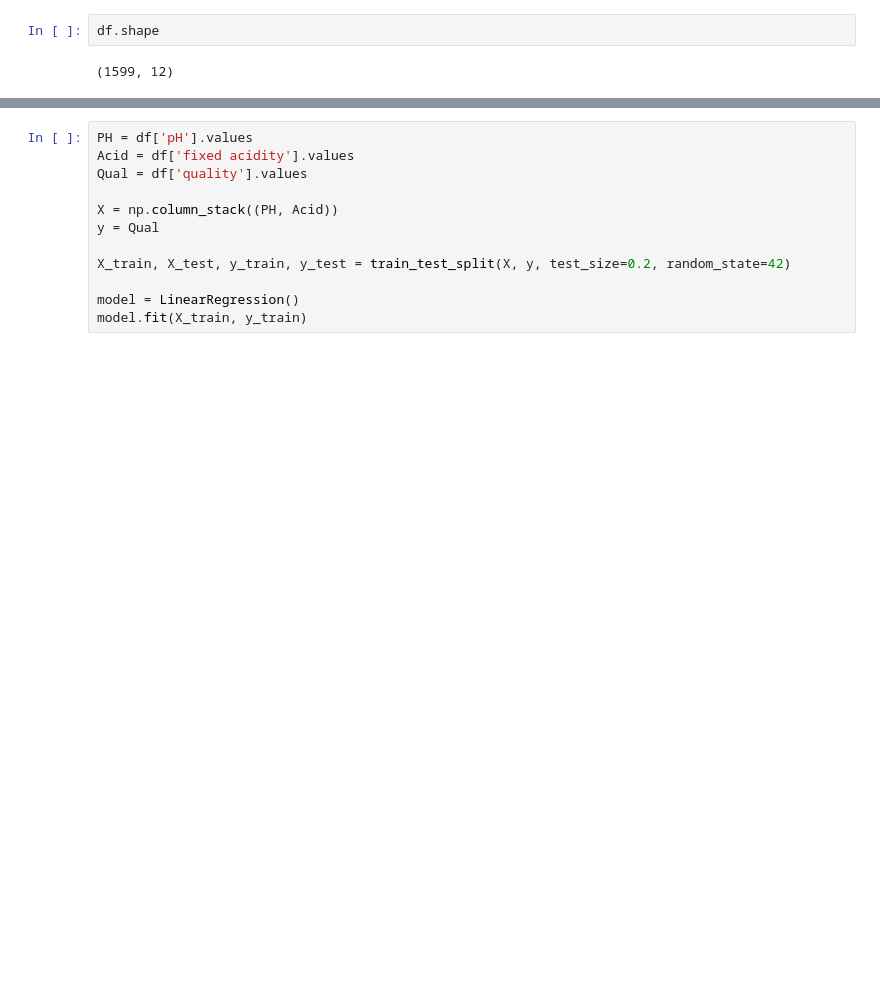
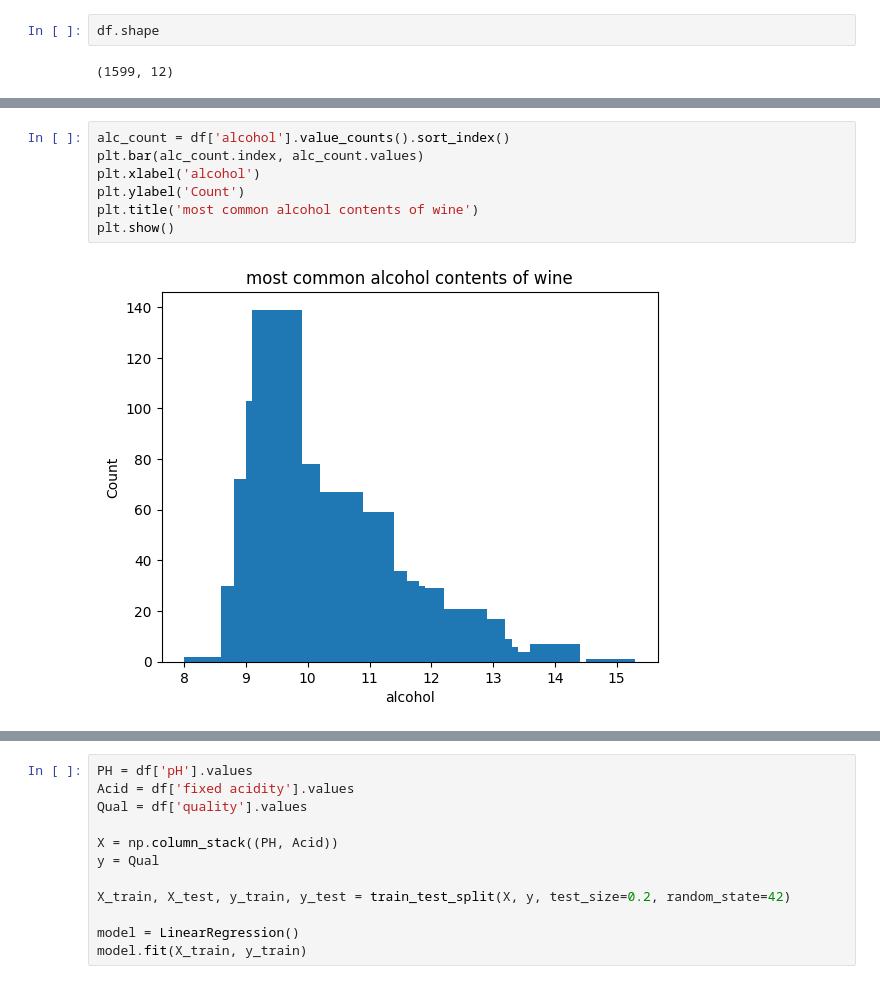
Before and after one commit to michalmrz04/Artificial-intelligence-2, a Jupyter notebook: AI1.ipynb, the cells around one changed output, grey strips where cells are left out. Drawn from its saved outputs; the diff is of its cells as text; blank space fills up the shorter version.

```diff
--- a/AI1.ipynb
+++ b/AI1.ipynb
@@ -57,0 +64,9 @@ df.shape
+# %%
+alc_count = df['alcohol'].value_counts().sort_index()
+plt.bar(alc_count.index, alc_count.values)
+plt.xlabel('alcohol')
+plt.ylabel('Count')
+plt.title('most common alcohol contents of wine')
+plt.show()
+# %% [output]
+[figure, added]
```
Also changed, not shown: parts of 32 cells of this notebook, 1 other file.
